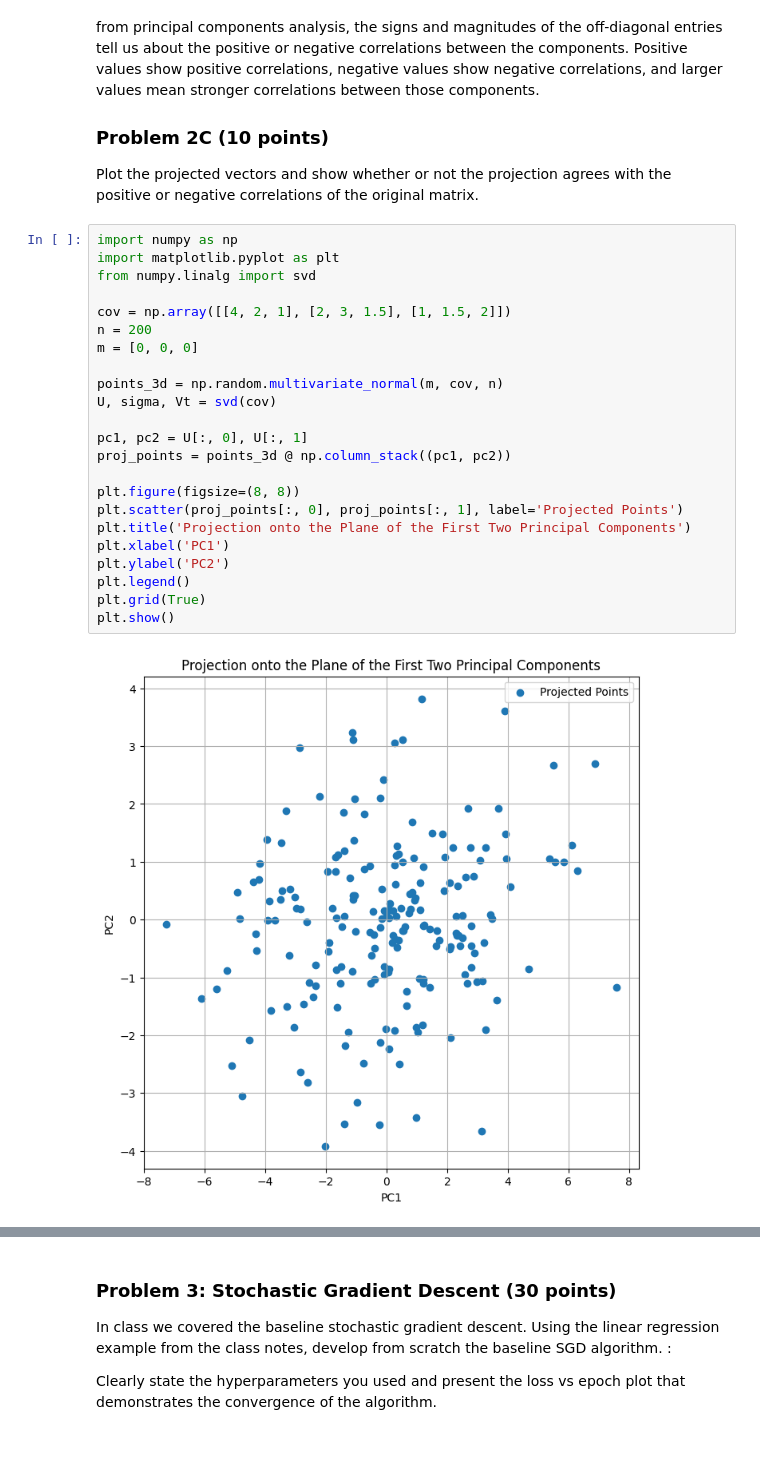
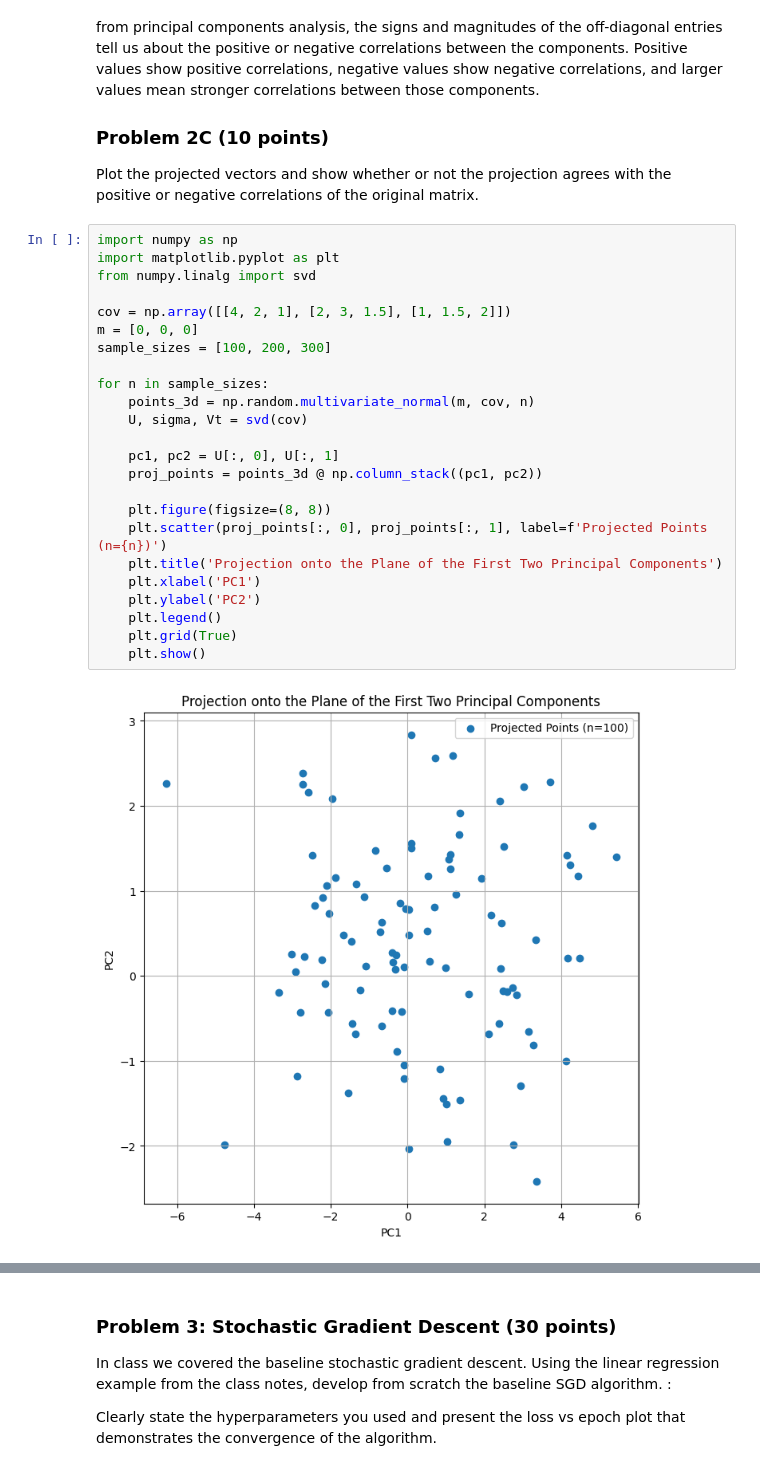
Before and after one commit to jeetpatel31/cs370-assignments, a Jupyter notebook: assignment 1 part 1/index.ipynb, the cells around one changed output, grey strips where cells are left out. Saved outputs shown, nothing was run; the diff lists cells and outputs as text.

```diff
--- a/assignment 1 part 1/index.ipynb
+++ b/assignment 1 part 1/index.ipynb
@@ -77,25 +77,26 @@ Plot the projected vectors and show whether or not the projection agrees with th
 # %%
 import numpy as np
 import matplotlib.pyplot as plt
 from numpy.linalg import svd
 
 cov = np.array([[4, 2, 1], [2, 3, 1.5], [1, 1.5, 2]])
-n = 200
 m = [0, 0, 0]
+sample_sizes = [100, 200, 300]
 
-points_3d = np.random.multivariate_normal(m, cov, n)
-U, sigma, Vt = svd(cov)
+for n in sample_sizes:
+    points_3d = np.random.multivariate_normal(m, cov, n)
+    U, sigma, Vt = svd(cov)
 
-pc1, pc2 = U[:, 0], U[:, 1]
-proj_points = points_3d @ np.column_stack((pc1, pc2))
+    pc1, pc2 = U[:, 0], U[:, 1]
+    proj_points = points_3d @ np.column_stack((pc1, pc2))
 
-plt.figure(figsize=(8, 8))
-plt.scatter(proj_points[:, 0], proj_points[:, 1], label='Projected Points')
-plt.title('Projection onto the Plane of the First Two Principal Components')
-plt.xlabel('PC1')
-plt.ylabel('PC2')
-plt.legend()
-plt.grid(True)
-plt.show()
+    plt.figure(figsize=(8, 8))
+    plt.scatter(proj_points[:, 0], proj_points[:, 1], label=f'Projected Points (n={n})')
+    plt.title('Projection onto the Plane of the First Two Principal Components')
+    plt.xlabel('PC1')
+    plt.ylabel('PC2')
+    plt.legend()
+    plt.grid(True)
+    plt.show()
 # %% [output]
-[figure, old version]
+[figure, new version]
```
Also changed, not shown: parts of 1 cell of this notebook, 1 other file.
